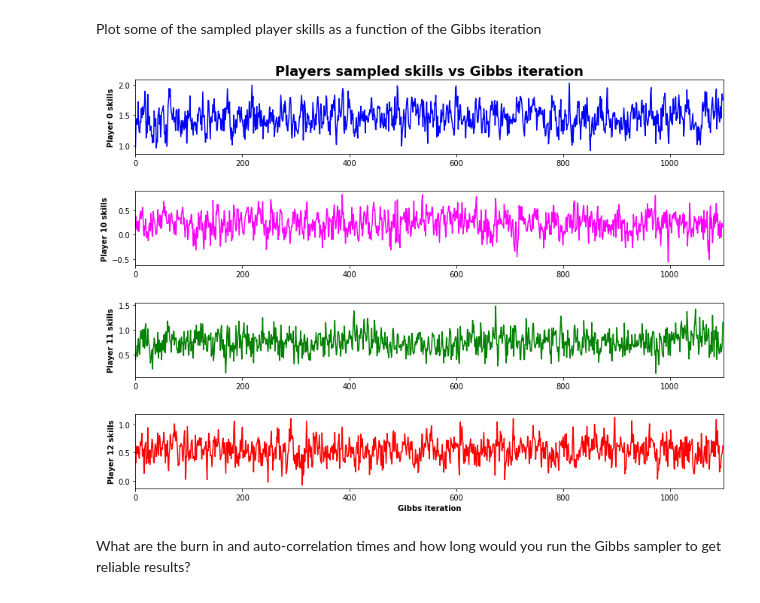
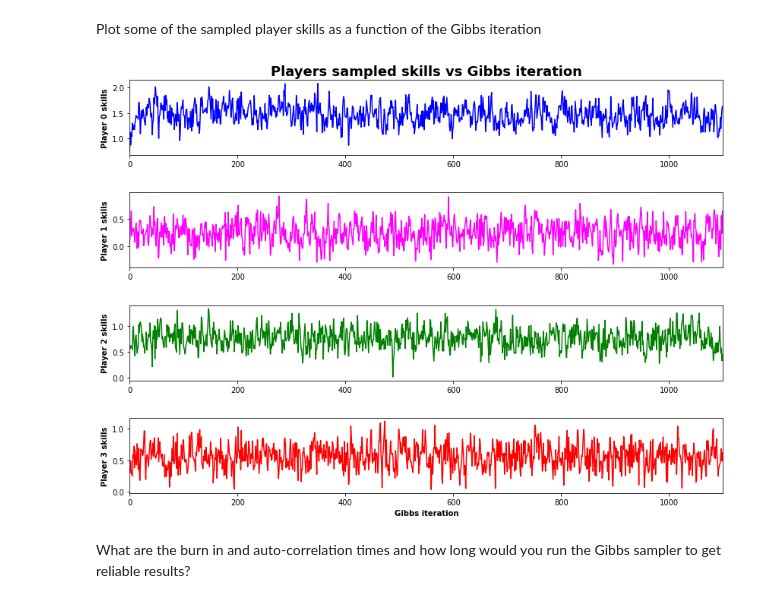
Before and after one commit to AlejandroSantorum/MPhil_MLMI_Cambridge, a Jupyter notebook: 4F13-Probabilistic_Machine_Learning/Lab/lab2/code/coursework2.ipynb, the cells around one changed output. Drawn from its saved outputs; the diff is of its cells as text; code cells hidden in the pictures.

```diff
--- a/4F13-Probabilistic_Machine_Learning/Lab/lab2/code/coursework2.ipynb
+++ b/4F13-Probabilistic_Machine_Learning/Lab/lab2/code/coursework2.ipynb
@@ -97,9 +97,9 @@ def plot_sampled_skills(skill_samples, player_list, add_mean_std=False):
         axes
         axes[i].set_ylabel("Player "+str(player_list[i])+" skills", fontweight="bold")
 # %%
-plot_sampled_skills(skill_samples, [0, 10, 11, 12])
+plot_sampled_skills(skill_samples, [0, 1, 2, 3])
 # %% [output]
-[figure, old version]
+[figure, new version]
 # %% [markdown]
 What are the burn in and auto-correlation times and how long would you run the Gibbs sampler to get reliable results?
 # %%
```
Also changed, not shown: parts of 2 cells of this notebook, 19 other files.
